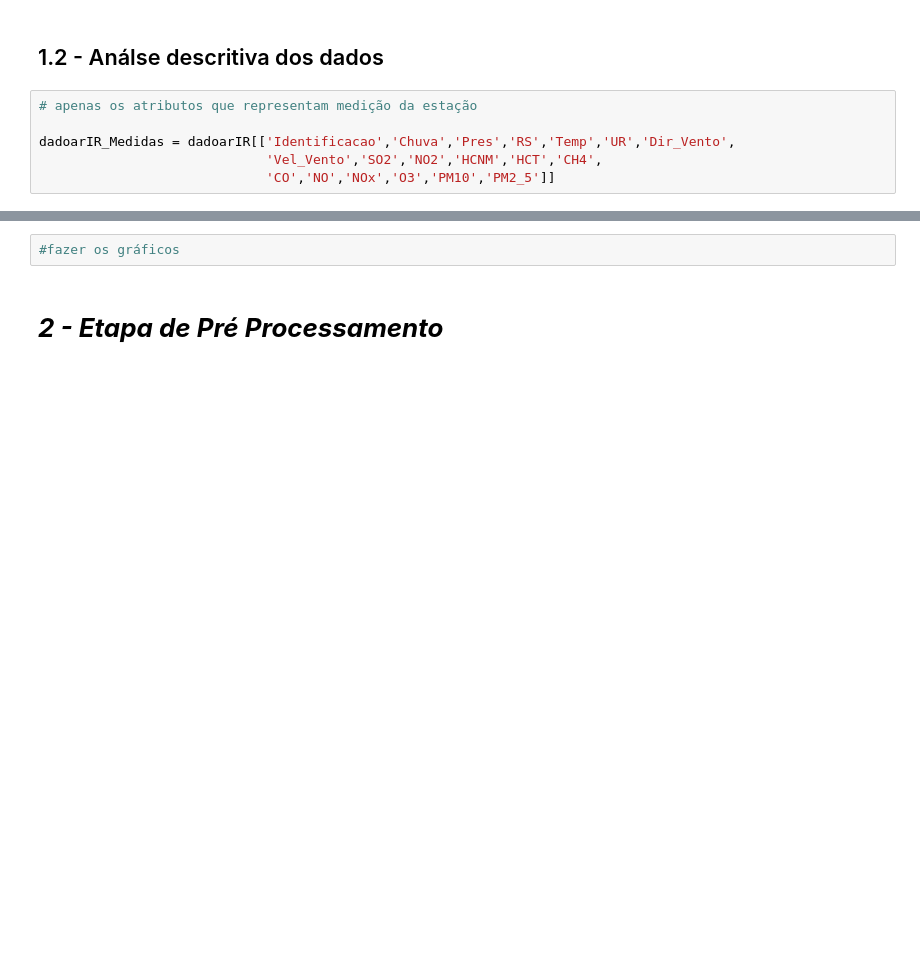
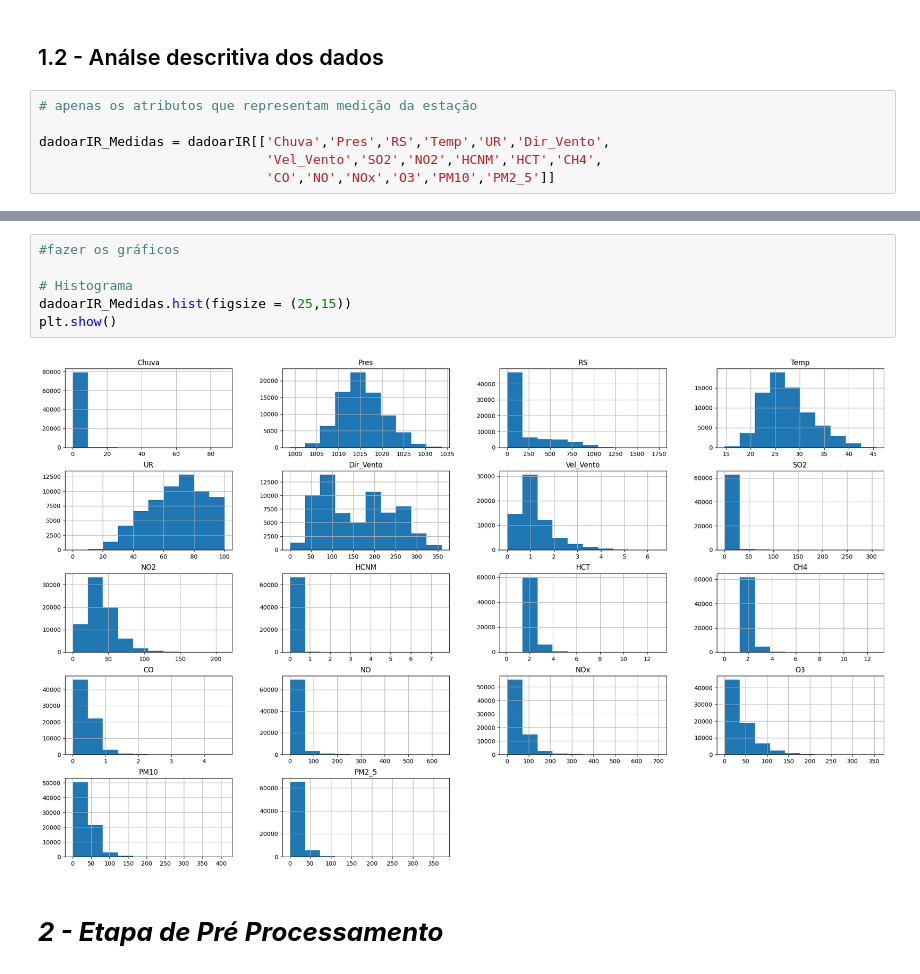
Before and after one commit to Luciahelenasantos/POS_GRADUACAO_PUC, a Jupyter notebook: MVP/Projeto_Split1a.ipynb, the cells around one changed output, grey strips where cells are left out. Saved outputs shown, nothing was run; the diff lists cells and outputs as text; blank space fills up the shorter version.

```diff
--- a/MVP/Projeto_Split1a.ipynb
+++ b/MVP/Projeto_Split1a.ipynb
@@ -111,7 +111,7 @@ dadoarIR.head()
 # %%
 # apenas os atributos que representam medição da estação
 
-dadoarIR_Medidas = dadoarIR[['Identificacao','Chuva','Pres','RS','Temp','UR','Dir_Vento',
+dadoarIR_Medidas = dadoarIR[['Chuva','Pres','RS','Temp','UR','Dir_Vento',
                              'Vel_Vento','SO2','NO2','HCNM','HCT','CH4',
                              'CO','NO','NOx','O3','PM10','PM2_5']]
 # %%
@@ -132,5 +132,11 @@ dadoarIR_Medidas.describe()
 # %%
 #fazer os gráficos
+
+# Histograma
+dadoarIR_Medidas.hist(figsize = (25,15))
+plt.show()
+# %% [output]
+[figure, added]
 # %% [markdown]
 # ***2 - Etapa de Pré Processamento***
 # %% [markdown]
```
Also changed, not shown: parts of 1 cell of this notebook.
